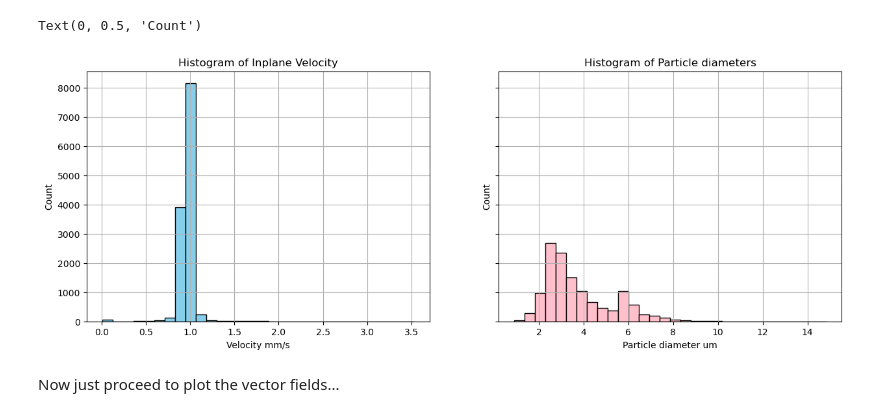
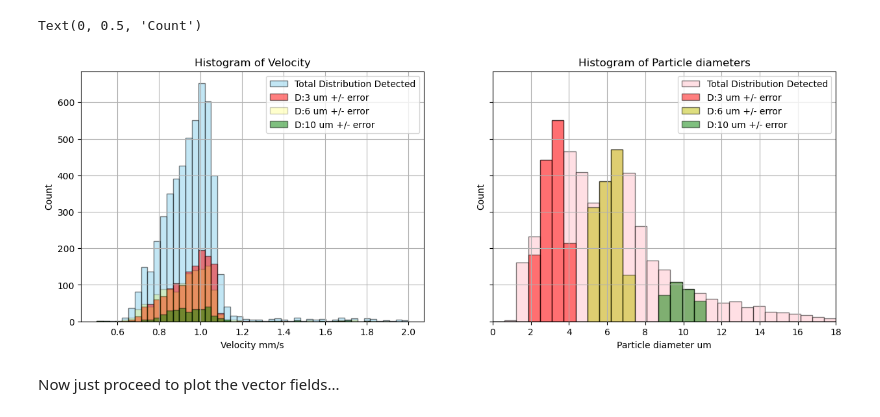
Before and after one commit to pamud-akalanka/FSVPy, a Jupyter notebook: Streaks.ipynb, the cells around one changed output. Saved outputs shown, nothing was run; the diff lists cells and outputs as text; code cells hidden in the pictures.

```diff
--- a/Streaks.ipynb
+++ b/Streaks.ipynb
@@ -126,24 +135,52 @@ true_width = np.asarray(true_width)* (Resl/((Exposure/1000)))/1000000 # in mm/s
 true_height = np.asarray(true_height)* (Resl/1000) #in um, basically should equal particle diameter
 true_centerx = np.asarray(true_centerx)* (Resl/1000)
 true_centery = np.asarray(true_centery)* (Resl/1000)
-# %%
-
-fig, ax = plt.subplots(ncols=2, sharey = True, figsize=(15,5))
-ax[0].hist(true_width, bins=30, color='skyblue', edgecolor='black');
-ax[0].set_title('Histogram of Inplane Velocity')
-ax[0].set_xlabel('Velocity mm/s')
-ax[0].set_ylabel('Count')
-#ax[0].set_xlim([0.12, 0.16])
-ax[0].grid()
-
-ax[1].hist(true_height, bins=30, color='pink', edgecolor='black');
-ax[1].set_title('Histogram of Particle diameters')
-ax[1].grid()
-ax[1].set_xlabel('Particle diameter um')
-ax[1].set_ylabel('Count')
-# %% [output]
-Text(0, 0.5, 'Count')
-[figure, removed]
+# %%
+#Get only inplane streaks from the total streaks data frame
+
+diameter = 3 #um
+
+inplane_streaks = fsv.plane_filter(total_streaks, diameter, Resl, True)
+
+
+diameter = 6 #um
+
+inplane_streaks2 = fsv.plane_filter(total_streaks, diameter, Resl, True)
+
+diameter = 10 #um
+
+inplane_streaks3 = fsv.plane_filter(total_streaks, diameter, Resl, True)
+# %%
+
+fig, ax = plt.subplots(ncols=2, sharey = True, figsize=(15,5))
+bins = np.linspace(0.5, 2, 50)
+ax[0].hist(true_width, bins, color='skyblue', edgecolor='black', alpha=0.5, label='Total Distribution Detected');
+ax[0].hist(np.asarray(inplane_streaks.width)*((Resl/((Exposure/1000)))/1000000), bins, color='red', edgecolor='black', alpha=0.5, label = 'D:'+str(3)+' um +/- error');
+ax[0].hist(np.asarray(inplane_streaks2.width)*((Resl/((Exposure/1000)))/1000000), bins, color='yellow', edgecolor='black', alpha=0.2, label = 'D:'+str(6)+' um +/- error');
+ax[0].hist(np.asarray(inplane_streaks3.width)*((Resl/((Exposure/1000)))/1000000), bins, color='green', edgecolor='black', alpha=0.5, label = 'D:'+str(diameter)+' um +/- error');
+ax[0].set_title('Histogram of Velocity')
+ax[0].set_xlabel('Velocity mm/s')
+ax[0].set_ylabel('Count')
+ax[0].legend(loc='upper right')
+#ax[0].set_xlim([0.12, 0.16])
+ax[0].grid()
+
+bins = np.linspace(0, 18, 30)
+ax[1].hist(true_height, bins, color='pink', edgecolor='black', alpha=0.5, label='Total Distribution Detected');
+ax[1].hist(np.asarray(inplane_streaks.height)*(Resl/1000), bins, color='red', edgecolor='black', alpha=0.5, label = 'D:'+str(3)+' um +/- error');
+ax[1].hist(np.asarray(inplane_streaks2.height)*(Resl/1000), bins, color='y', edgecolor='black', alpha=0.5, label = 'D:'+str(6)+' um +/- error');
+ax[1].hist(np.asarray(inplane_streaks3.height)*(Resl/1000), bins, color='g', edgecolor='black', alpha=0.5, label = 'D:'+str(diameter)+' um +/- error');
+ax[1].set_xlim([0, 18])
+ax[1].set_title('Histogram of Particle diameters')
+ax[1].grid()
+ax[1].legend(loc='upper right')
+ax[1].set_xlabel('Particle diameter um')
+ax[1].set_ylabel('Count')
+
+#plot the inplane streaks to get the filtered distribution
+# %% [output]
+Text(0, 0.5, 'Count')
+[figure, added]
 # %% [markdown]
 Now just proceed to plot the vector fields...
 # %%
```
Also changed, not shown: parts of 6 cells of this notebook, 6 other files.
